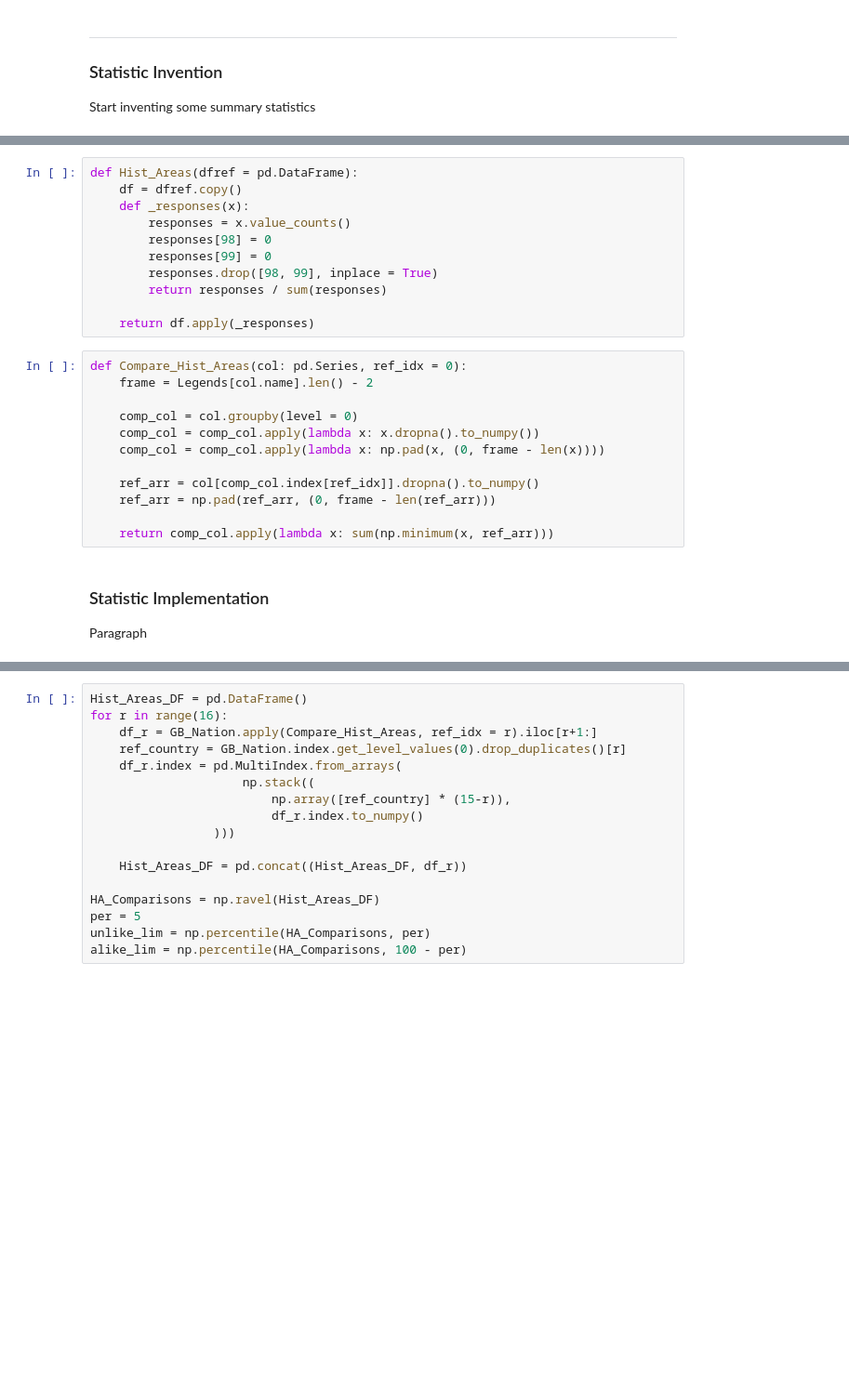
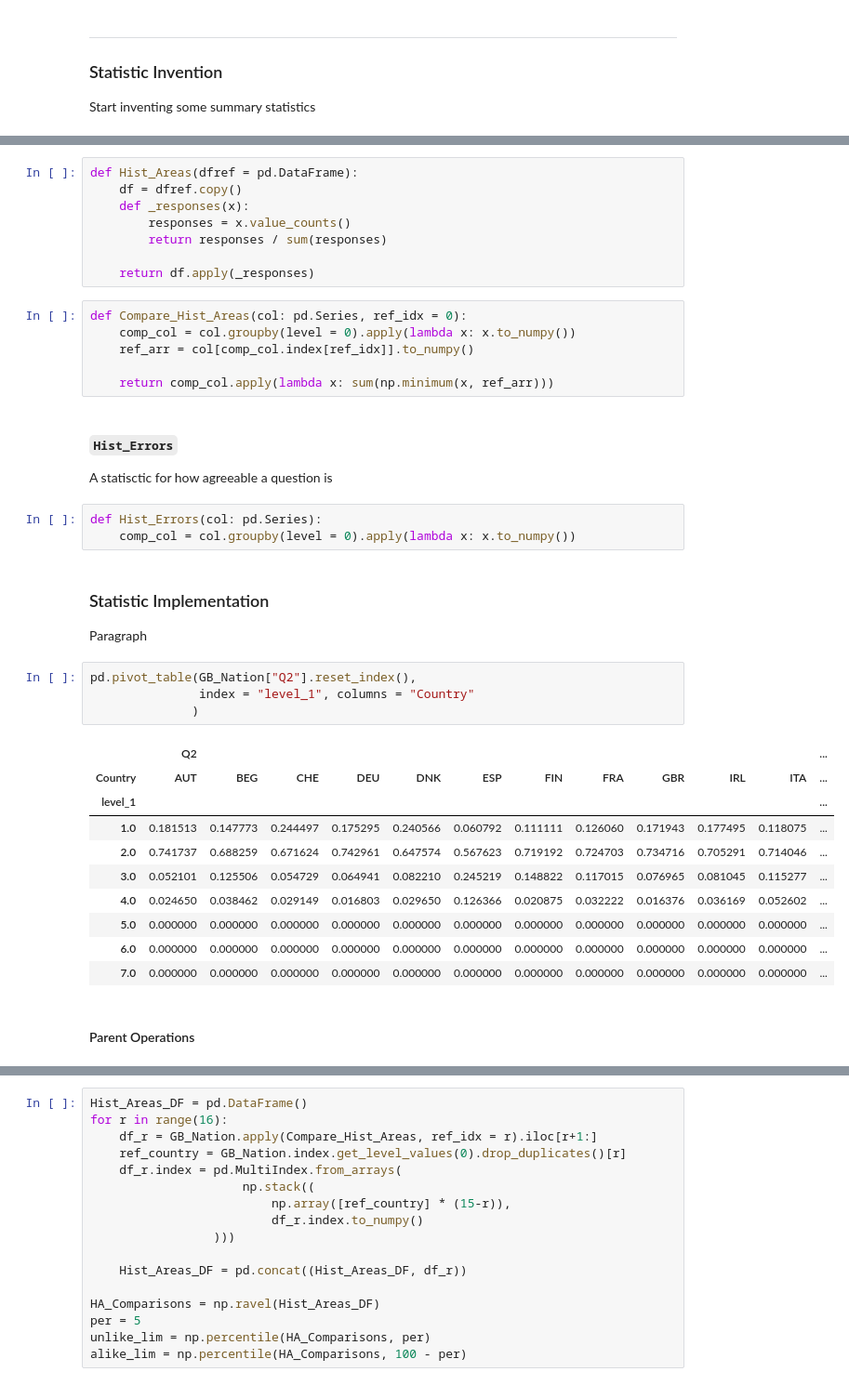
Before and after one commit to EvansOMalley/Personal-Project-Summer-2026, a Jupyter notebook: Summer-2026.ipynb, the cells around one changed output, grey strips where cells are left out. Shown at 93% size. Drawn from its saved outputs; the diff is of its cells as text; blank space fills up the shorter version.

```diff
--- a/Summer-2026.ipynb
+++ b/Summer-2026.ipynb
@@ -795,27 +799,41 @@ def Hist_Areas(dfref = pd.DataFrame):
     df = dfref.copy()
     def _responses(x):
         responses = x.value_counts()
-        responses[98] = 0
-        responses[99] = 0
-        responses.drop([98, 99], inplace = True)
         return responses / sum(responses)
 
     return df.apply(_responses)
 # %%
 def Compare_Hist_Areas(col: pd.Series, ref_idx = 0):
-    frame = Legends[col.name].len() - 2
-
-    comp_col = col.groupby(level = 0)
-    comp_col = comp_col.apply(lambda x: x.dropna().to_numpy())
-    comp_col = comp_col.apply(lambda x: np.pad(x, (0, frame - len(x))))
-
-    ref_arr = col[comp_col.index[ref_idx]].dropna().to_numpy()
-    ref_arr = np.pad(ref_arr, (0, frame - len(ref_arr)))
+    comp_col = col.groupby(level = 0).apply(lambda x: x.to_numpy())
+    ref_arr = col[comp_col.index[ref_idx]].to_numpy()
 
     return comp_col.apply(lambda x: sum(np.minimum(x, ref_arr)))
+# %% [markdown]
+#### `Hist_Errors`
+A statisctic for how agreeable a question is
+# %%
+def Hist_Errors(col: pd.Series):
+    comp_col = col.groupby(level = 0).apply(lambda x: x.to_numpy())
 # %% [markdown]
 ### Statistic Implementation
 Paragraph
+# %%
+pd.pivot_table(GB_Nation["Q2"].reset_index(),
+               index = "level_1", columns = "Country"
+              )
+# %% [output]
+|  | Q2 |  |  |  |  |  |  |  |  |  |  | ... |
+| Country | AUT | BEG | CHE | DEU | DNK | ESP | FIN | FRA | GBR | IRL | ITA | ... |
+| level_1 |  |  |  |  |  |  |  |  |  |  |  | ... |
+| 1.0 | 0.181513 | 0.147773 | 0.244497 | 0.175295 | 0.240566 | 0.060792 | 0.111111 | 0.126060 | 0.171943 | 0.177495 | 0.118075 | ... |
+| 2.0 | 0.741737 | 0.688259 | 0.671624 | 0.742961 | 0.647574 | 0.567623 | 0.719192 | 0.724703 | 0.734716 | 0.705291 | 0.714046 | ... |
+| 3.0 | 0.052101 | 0.125506 | 0.054729 | 0.064941 | 0.082210 | 0.245219 | 0.148822 | 0.117015 | 0.076965 | 0.081045 | 0.115277 | ... |
+| 4.0 | 0.024650 | 0.038462 | 0.029149 | 0.016803 | 0.029650 | 0.126366 | 0.020875 | 0.032222 | 0.016376 | 0.036169 | 0.052602 | ... |
+| 5.0 | 0.000000 | 0.000000 | 0.000000 | 0.000000 | 0.000000 | 0.000000 | 0.000000 | 0.000000 | 0.000000 | 0.000000 | 0.000000 | ... |
+| 6.0 | 0.000000 | 0.000000 | 0.000000 | 0.000000 | 0.000000 | 0.000000 | 0.000000 | 0.000000 | 0.000000 | 0.000000 | 0.000000 | ... |
+| 7.0 | 0.000000 | 0.000000 | 0.000000 | 0.000000 | 0.000000 | 0.000000 | 0.000000 | 0.000000 | 0.000000 | 0.000000 | 0.000000 | ... |
+# %% [markdown]
+#### Parent Operations
 # %%
 # Compare response distributions across countries
 Ordinal_DF = SepOrder(Parent_DF, "Ordinal")
```
Also changed, not shown: parts of 15 cells of this notebook.
